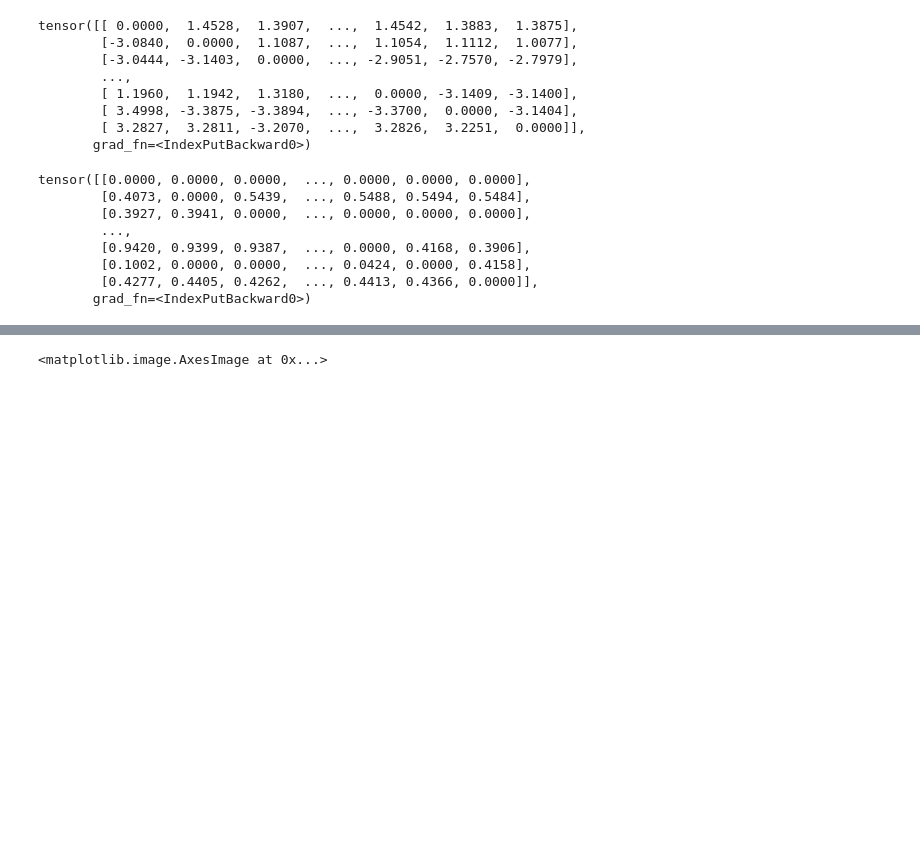
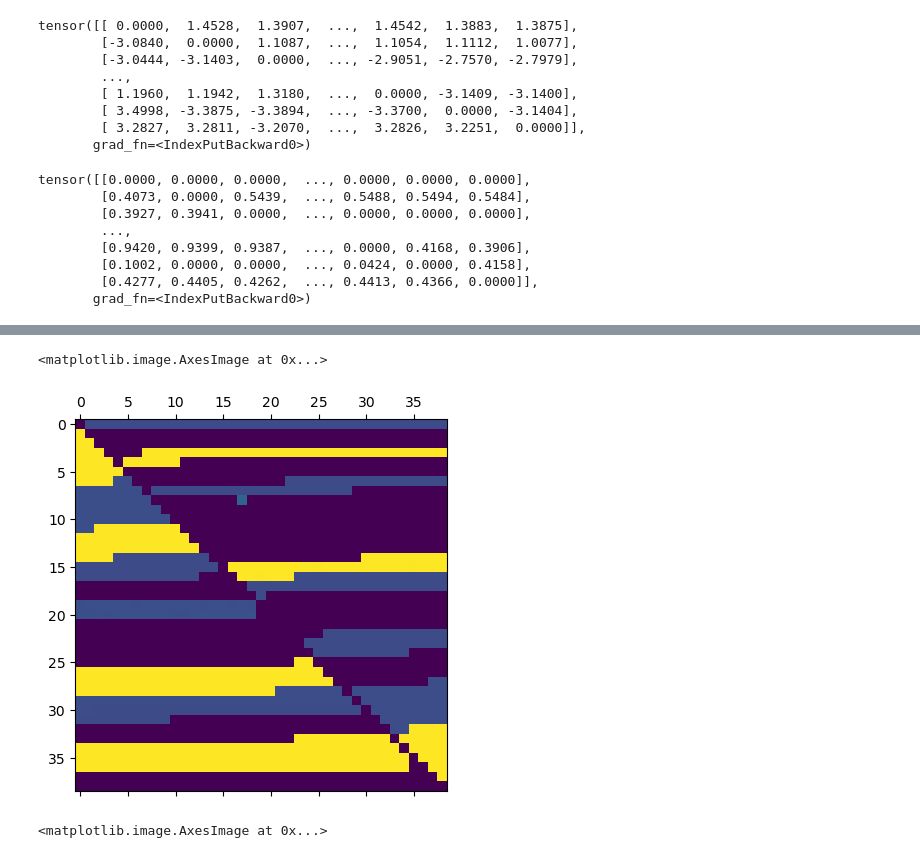
Before and after one commit to opticwiznub/Honours-Thesis, a Jupyter notebook: code/shrinkage_prior.ipynb, the cells around one changed output, grey strips where cells are left out. Cells and saved outputs as stored; diff of their text form; code cells hidden in the pictures; blank space fills up the shorter version.

```diff
--- a/code/shrinkage_prior.ipynb
+++ b/code/shrinkage_prior.ipynb
@@ -211,2 +115,6 @@ file = open('model_new_prior', 'wb')
 pickle.dump(model, file)
 file.close()
+# %%
+file = open('model_final', 'rb')
+model_final = pickle.load(file)
+file.close()
@@ -308,3 +223,8 @@ df.to_csv("new_edge_weights.csv",index=False) #save to file
+# %%
+plt.matshow(df)
+# %% [output]
+<matplotlib.image.AxesImage at 0x...>
+[figure, added]
 # %%
 plt.matshow(df)
 # %% [output]
```
Also changed, not shown: parts of 22 cells of this notebook, 16 other files.
